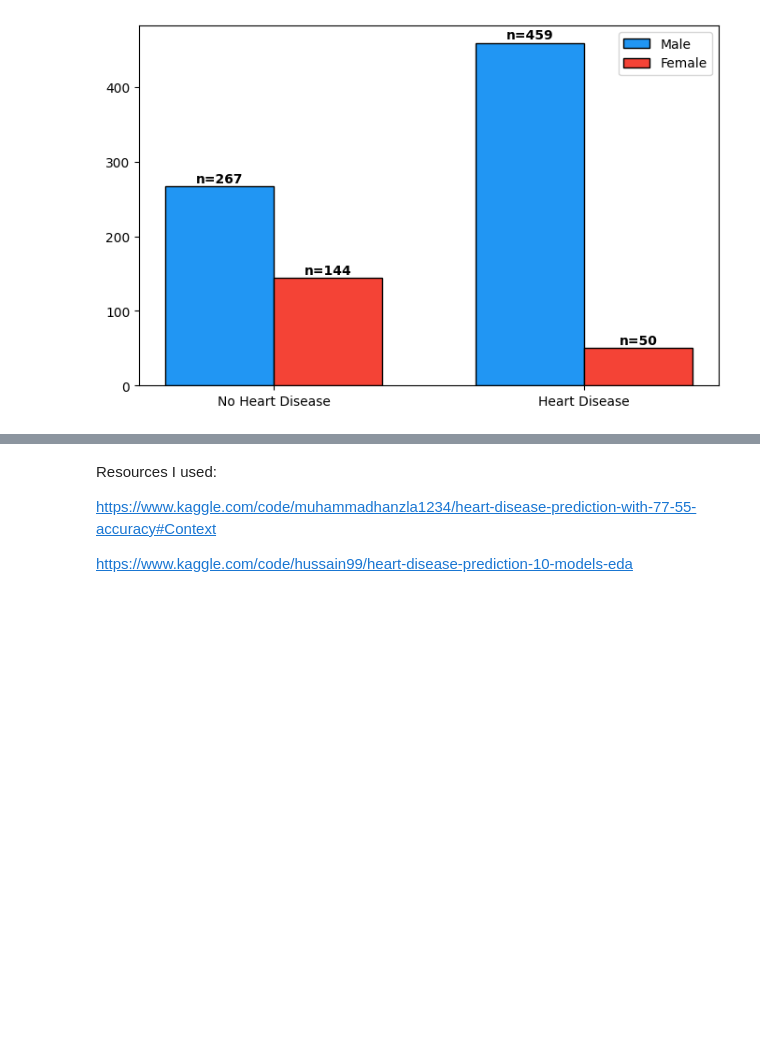
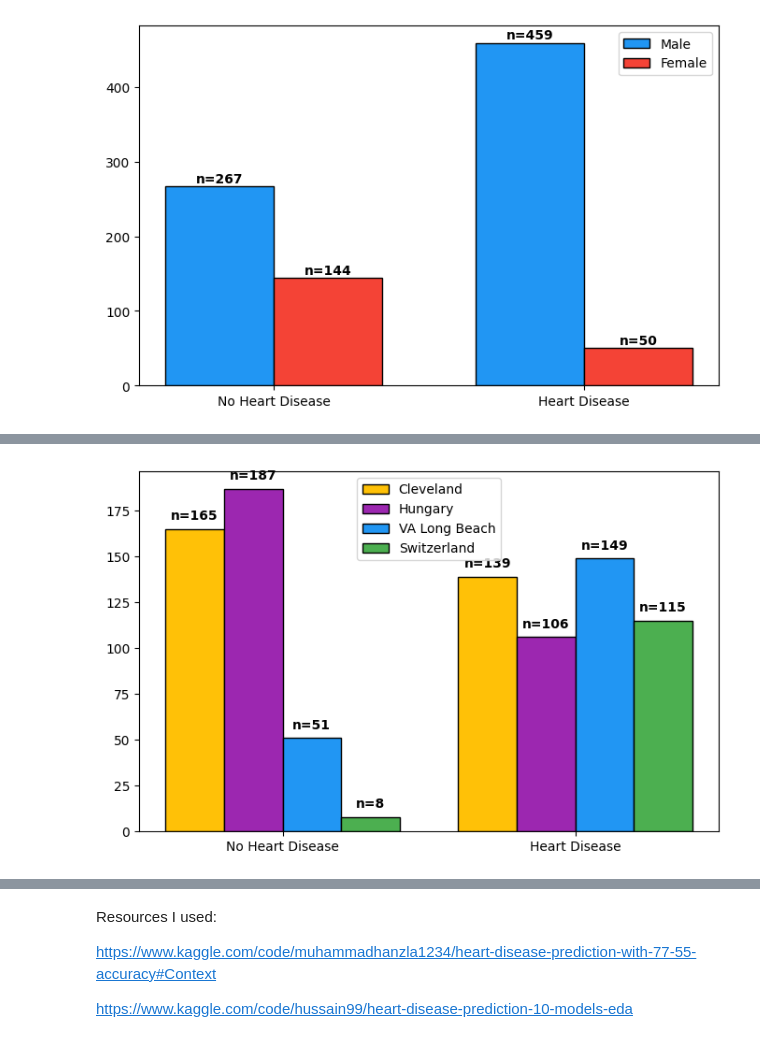
Before and after one commit to JoaquinCar/heart-disease-risk-predictor, a Jupyter notebook: data/EDA.ipynb, the cells around one changed output, grey strips where cells are left out. Saved outputs shown, nothing was run; the diff lists cells and outputs as text; code cells hidden in the pictures; blank space fills up the shorter version.

```diff
--- a/data/EDA.ipynb
+++ b/data/EDA.ipynb
@@ -252,0 +312,38 @@ plt.show()
+# %%
+cleveland_counts = df[df['dataset'] == 'Cleveland']['target'].value_counts().sort_index()
+hungary_counts   = df[df['dataset'] == 'Hungary']['target'].value_counts().sort_index()
+swiss_counts     = df[df['dataset'] == 'Switzerland']['target'].value_counts().sort_index()
+va_counts        = df[df['dataset'] == 'VA Long Beach']['target'].value_counts().sort_index()
+
+fig, ax = plt.subplots(figsize=(8, 5))
+x = np.arange(2)
+width = 0.2
+
+x - width*1.5  # Cleveland
+x - width*0.5  # Hungary
+x + width*0.5  # VA Long Beach
+x + width*1.5  # Switzerland
+
+ax.bar(x - width*1.5, cleveland_counts.values, width, label='Cleveland', color='#FFC107', edgecolor='black')
+ax.bar(x - width*0.5, hungary_counts.values, width, label='Hungary', color='#9C27B0', edgecolor='black')
+ax.bar(x + width*0.5, va_counts.values, width, label='VA Long Beach', color='#2196F3', edgecolor='black')
+ax.bar(x + width*1.5, swiss_counts.values, width, label='Switzerland', color='#4CAF50', edgecolor='black')
+
+for i, v in enumerate(cleveland_counts.values):
+    ax.text(x[i] - width*1.5,v+5, f'n={v}', ha='center', fontweight='bold')
+
+for i, v in enumerate(hungary_counts.values):
+    ax.text(x[i] - width*0.5,v+5, f'n={v}', ha='center', fontweight='bold')
+
+for i, v in enumerate(va_counts.values):
+    ax.text(x[i] + width*0.5,v+5, f'n={v}', ha='center', fontweight='bold')
+
+for i, v in enumerate(swiss_counts.values):
+    ax.text(x[i] +  width*1.5,v+5, f'n={v}', ha='center', fontweight='bold')
+
+ax.set_xticks(x)
+ax.set_xticklabels(['No Heart Disease', 'Heart Disease'])
+ax.legend()
+plt.show()
+# %% [output]
+[figure, added]
```
Also changed, not shown: parts of 5 cells of this notebook.
